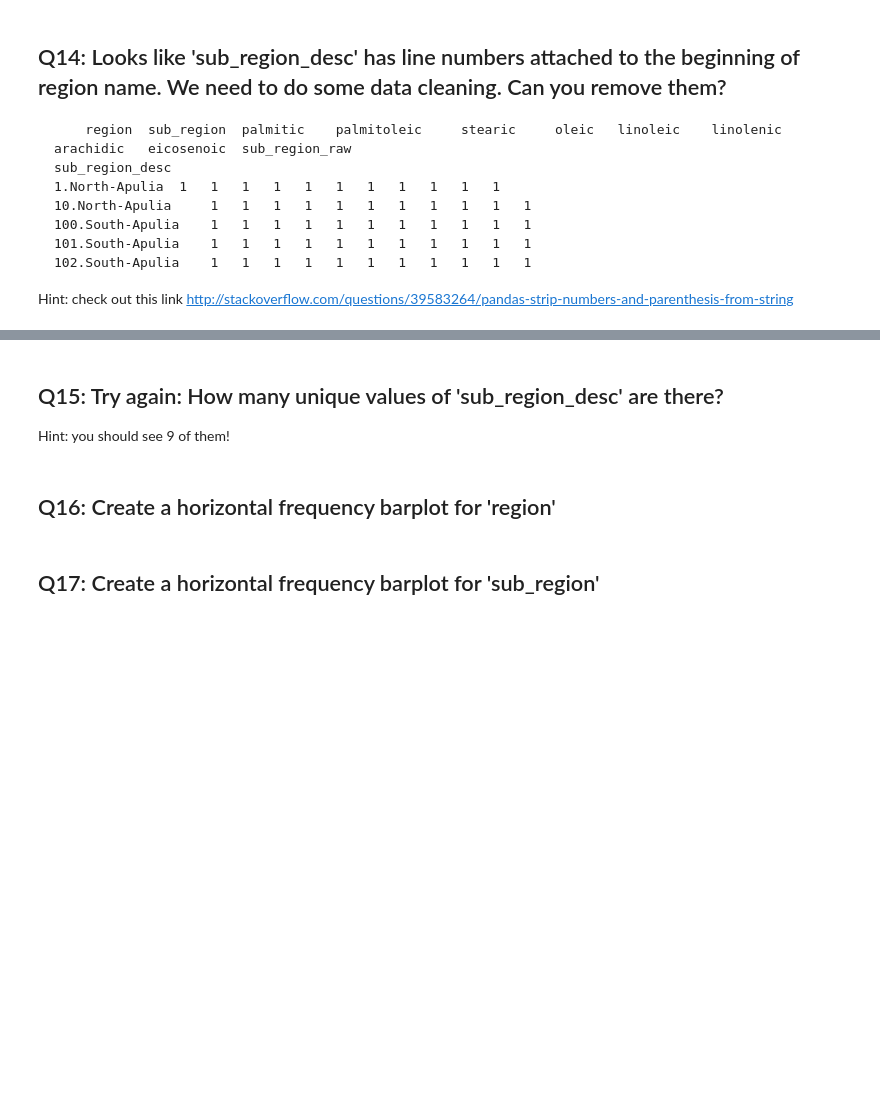
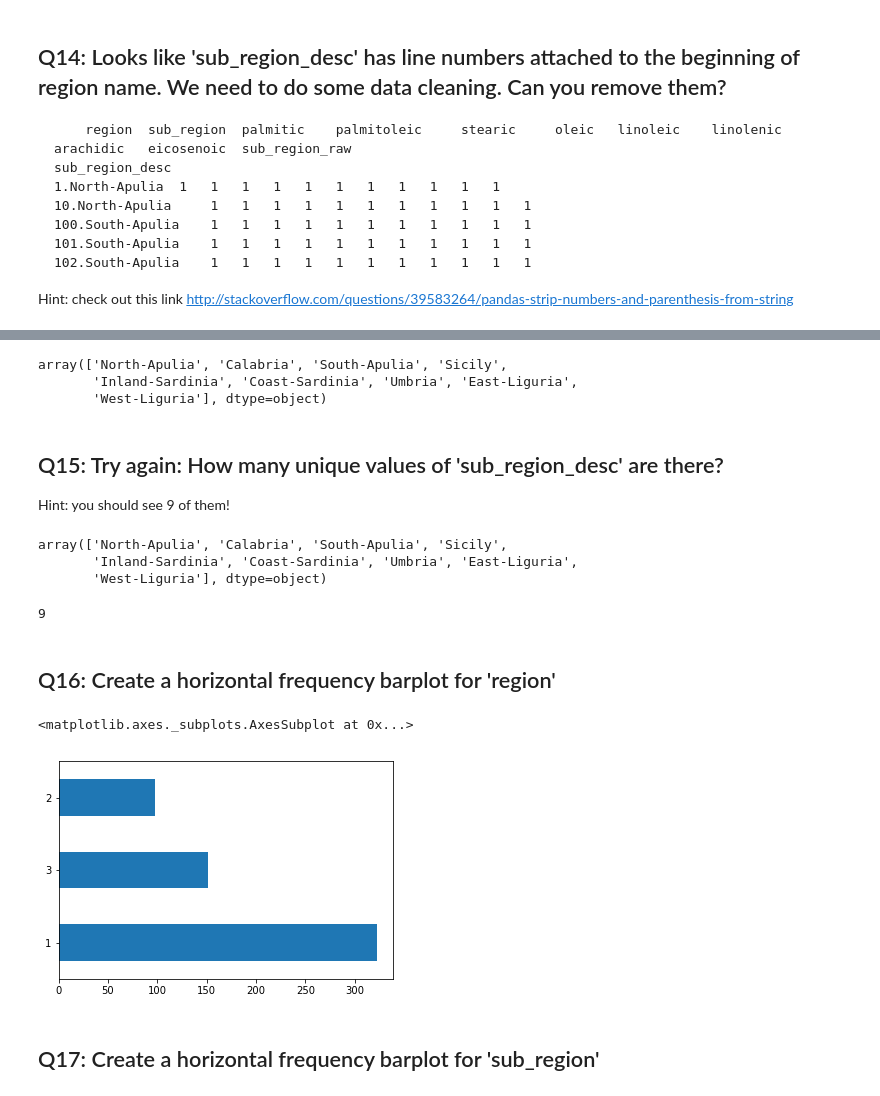
Before and after one commit to Atomahawk/dsp, a Jupyter notebook: python/pandas/3_pandas_olive_answers_andrew.ipynb, the cells around one changed output, grey strips where cells are left out. Cells and saved outputs as stored; diff of their text form; code cells hidden in the pictures; blank space fills up the shorter version.

```diff
--- a/python/pandas/3_pandas_olive_answers_andrew.ipynb
+++ b/python/pandas/3_pandas_olive_answers_andrew.ipynb
@@ -76,3 +107,7 @@ df = pd.read_csv('olive.csv')
 # %% [markdown]
 ## Q8:  Create a new column
 ### Copy the column to:  'Unnamed: 0' to 'sub_region_raw'
+# %%
+df['sub_region_raw'] = df['Unnamed: 0']
+
+df.head(3)
@@ -79,3 +119,8 @@ df = pd.read_csv('olive.csv')
 # %% [markdown]
 ## Q9:  Rename a column
 ### 'Unnamed: 0' to:  'sub_region_desc'
+# %%
+ColumnTitles = df.columns.values
+ColumnTitles[0] = 'sub_region_desc'
+df.columns = ColumnTitles
+df.head(1)
@@ -82,2 +130,6 @@ df = pd.read_csv('olive.csv')
 # %% [markdown]
 ## Q10:  Rename the column 'area' to:  'sub_region'
+# %%
+ColumnTitles[2] = 'sub_region'
+df.columns = ColumnTitles
+df.head(1)
@@ -114,0 +192,2 @@ http://stackoverflow.com/questions/39583264/pandas-strip-numbers-and-parenthesis
+# %%
+ df.sub_region_desc = df.sub_region_desc.str.replace(r'[0-9]+\.', '')
@@ -115,7 +203,29 @@ http://stackoverflow.com/questions/39583264/pandas-strip-numbers-and-parenthesis
+# %%
+df['sub_region_desc'].unique()
+# %% [output]
+array(['North-Apulia', 'Calabria', 'South-Apulia', 'Sicily',
+       'Inland-Sardinia', 'Coast-Sardinia', 'Umbria', 'East-Liguria',
+       'West-Liguria'], dtype=object)
 # %% [markdown]
 ## Q15:  Try again:  How many unique values of 'sub_region_desc' are there?
 Hint:  you should see 9 of them!
+# %%
+ df['sub_region_desc'].unique()
+# %% [output]
+array(['North-Apulia', 'Calabria', 'South-Apulia', 'Sicily',
+       'Inland-Sardinia', 'Coast-Sardinia', 'Umbria', 'East-Liguria',
+       'West-Liguria'], dtype=object)
+# %%
+list = df['sub_region_desc'].unique()
+len(list)
+# %% [output]
+9
 # %% [markdown]
 ## Q16:   Create a horizontal frequency barplot for 'region'
+# %%
+ df['region'].value_counts().plot('barh')
+# %% [output]
+<matplotlib.axes._subplots.AxesSubplot at 0x...>
+[figure, added]
 # %% [markdown]
 ## Q17:   Create a horizontal frequency barplot for 'sub_region'
```
Also changed, not shown: parts of 19 cells of this notebook, 2 other files.
